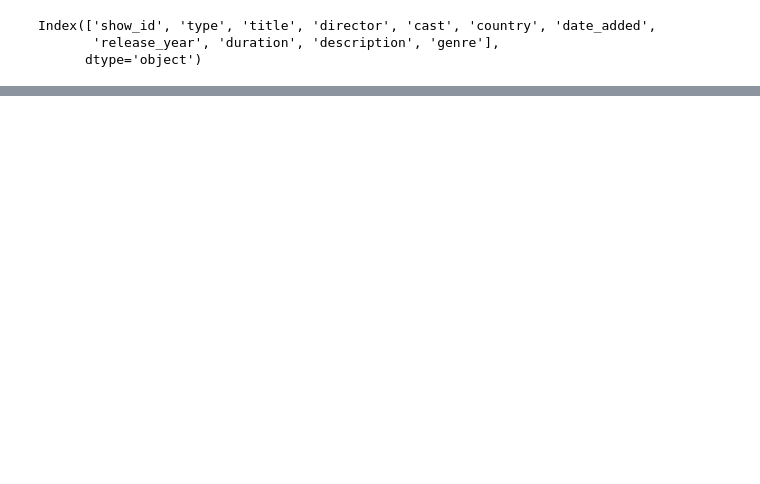
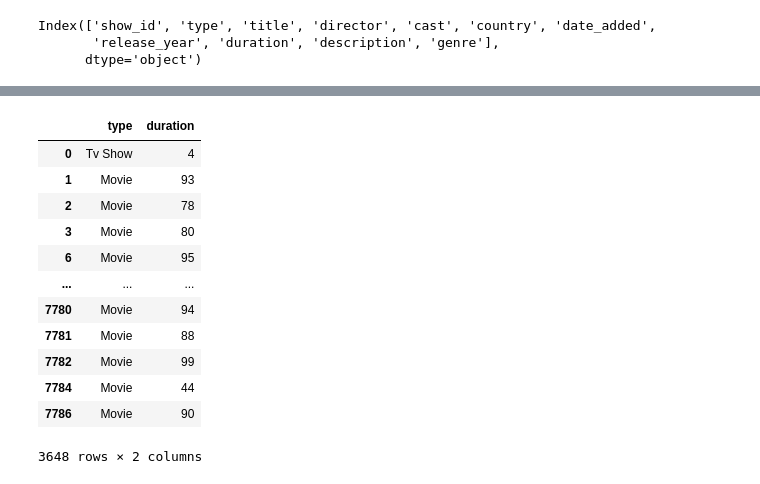
Before and after one commit to Emigbanam/PythonData-Science-Practice-Repository, a Jupyter notebook: Netflix Test.ipynb, the cells around one changed output, grey strips where cells are left out. Cells and saved outputs as stored; diff of their text form; code cells hidden in the pictures; blank space fills up the shorter version.

```diff
--- a/Netflix Test.ipynb
+++ b/Netflix Test.ipynb
@@ -198,0 +165,17 @@ movies_2000s.head(20)
+# %%
+norm_runtimes = show_runtime[(show_runtime['duration'] >1.8) & (show_runtime['duration']<100)]
+norm_runtimes
+# %% [output]
+|  | type | duration |
+| 0 | Tv Show | 4 |
+| 1 | Movie | 93 |
+| 2 | Movie | 78 |
+| 3 | Movie | 80 |
+| 6 | Movie | 95 |
+| ... | ... | ... |
+| 7780 | Movie | 94 |
+| 7781 | Movie | 88 |
+| 7782 | Movie | 99 |
+| 7784 | Movie | 44 |
+| 7786 | Movie | 90 |
+3648 rows × 2 columns
```
Also changed, not shown: parts of 32 cells of this notebook.
